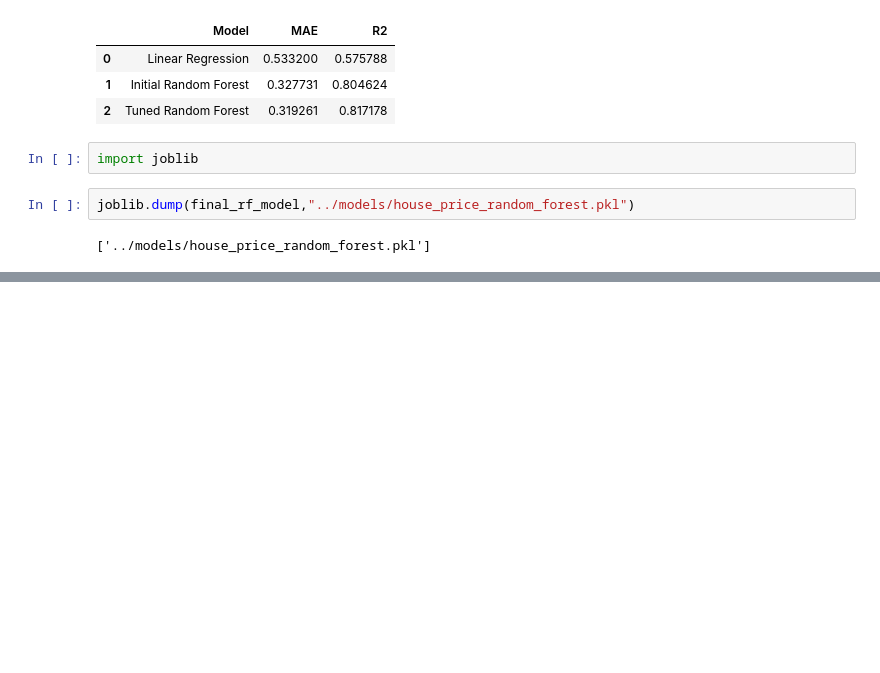
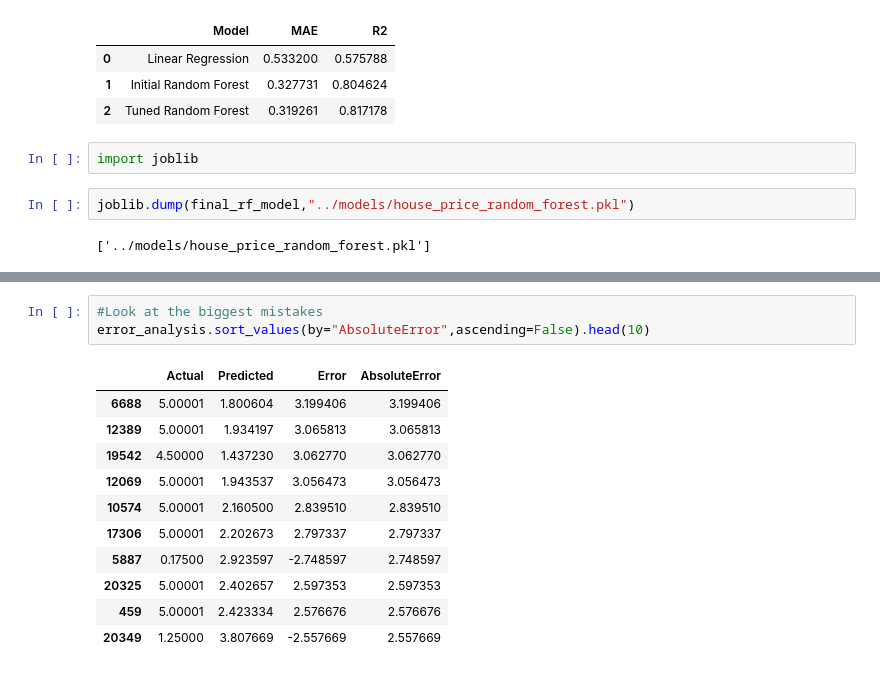
Before and after one commit to kindy10/HousePricePrediction, a Jupyter notebook: notebooks/house_price_prediction.ipynb, the cells around one changed output, grey strips where cells are left out. Drawn from its saved outputs; the diff is of its cells as text; blank space fills up the shorter version.

```diff
--- a/notebooks/house_price_prediction.ipynb
+++ b/notebooks/house_price_prediction.ipynb
@@ -820,0 +844,15 @@ joblib.dump(final_rf_model,"../models/house_price_random_forest.pkl")
+# %%
+#Look at the biggest mistakes
+error_analysis.sort_values(by="AbsoluteError",ascending=False).head(10)
+# %% [output]
+|  | Actual | Predicted | Error | AbsoluteError |
+| 6688 | 5.00001 | 1.800604 | 3.199406 | 3.199406 |
+| 12389 | 5.00001 | 1.934197 | 3.065813 | 3.065813 |
+| 19542 | 4.50000 | 1.437230 | 3.062770 | 3.062770 |
+| 12069 | 5.00001 | 1.943537 | 3.056473 | 3.056473 |
+| 10574 | 5.00001 | 2.160500 | 2.839510 | 2.839510 |
+| 17306 | 5.00001 | 2.202673 | 2.797337 | 2.797337 |
+| 5887 | 0.17500 | 2.923597 | -2.748597 | 2.748597 |
+| 20325 | 5.00001 | 2.402657 | 2.597353 | 2.597353 |
+| 459 | 5.00001 | 2.423334 | 2.576676 | 2.576676 |
+| 20349 | 1.25000 | 3.807669 | -2.557669 | 2.557669 |
```
Also changed, not shown: parts of 4 cells of this notebook, 2 other files.
